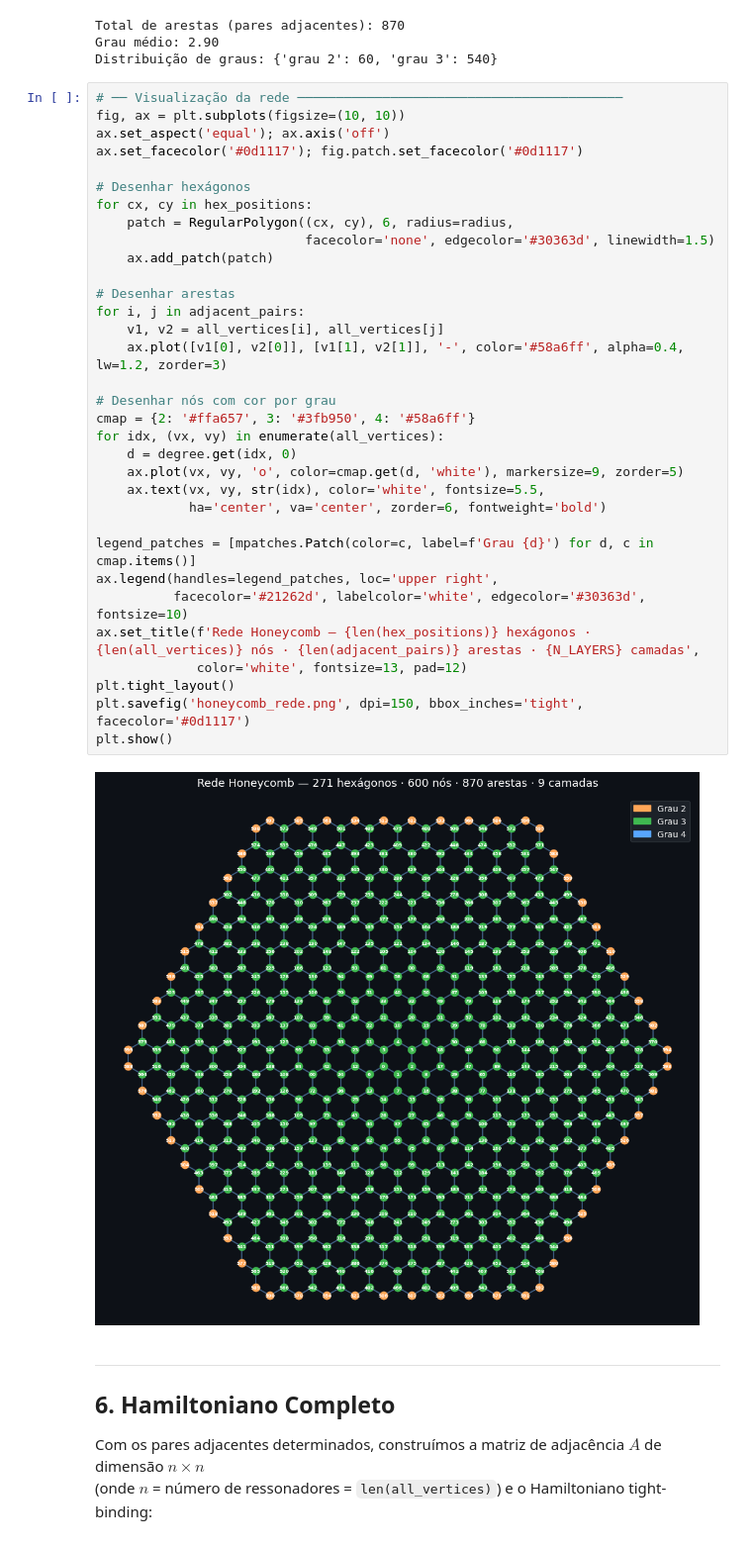
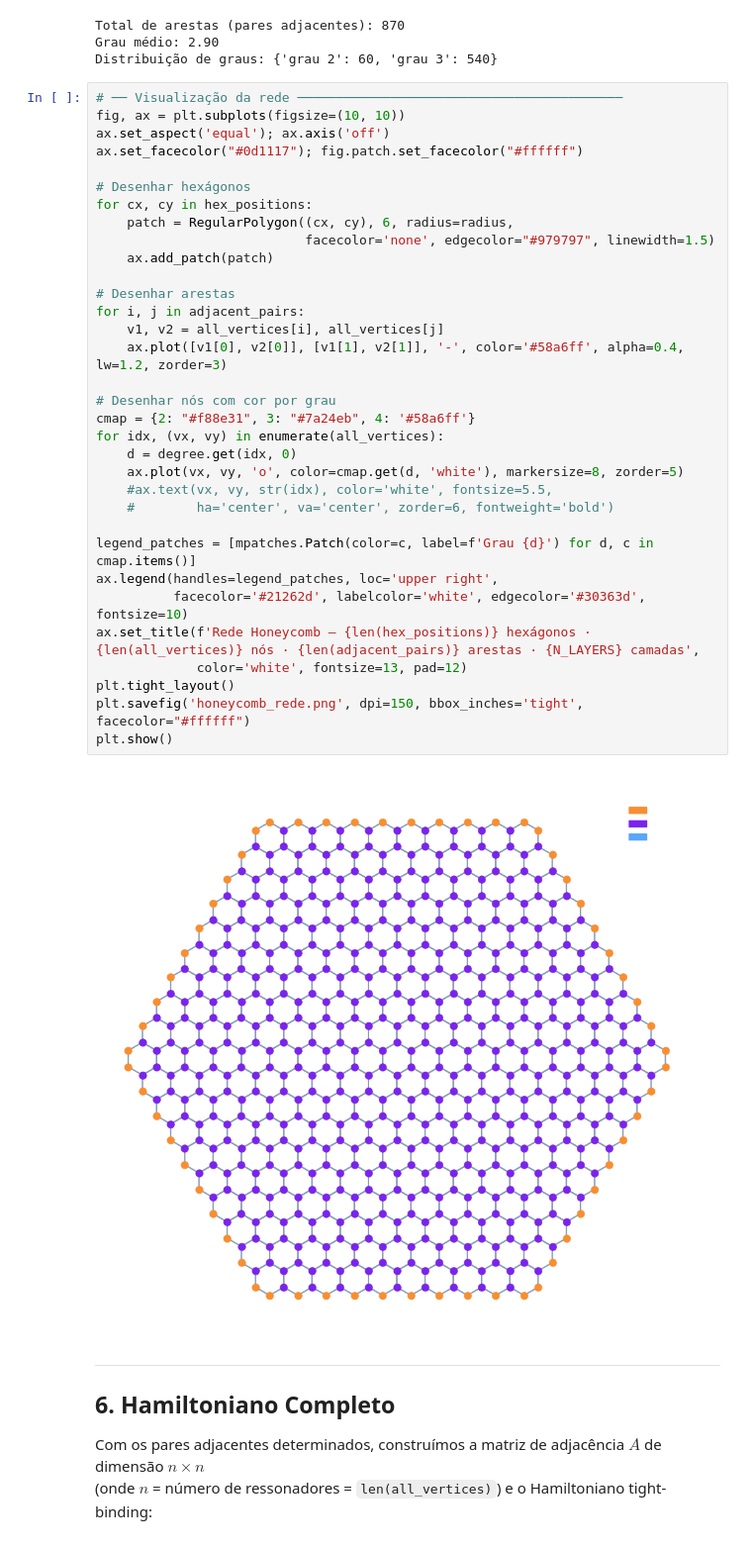
Before and after one commit to ScM-Edh/Projeto-Valentina, a Jupyter notebook: Rede grafeno/Calculo rede Grafeno.ipynb, the cells around one changed output. Shown at 99% size. Drawn from its saved outputs; the diff is of its cells as text.

```diff
--- a/Rede grafeno/Calculo rede Grafeno.ipynb
+++ b/Rede grafeno/Calculo rede Grafeno.ipynb
@@ -310,38 +310,38 @@ Distribuição de graus: {'grau 2': 60, 'grau 3': 540}
 # %%
 # ── Visualização da rede ──────────────────────────────────────────
 fig, ax = plt.subplots(figsize=(10, 10))
 ax.set_aspect('equal'); ax.axis('off')
-ax.set_facecolor('#0d1117'); fig.patch.set_facecolor('#0d1117')
+ax.set_facecolor("#0d1117"); fig.patch.set_facecolor("#ffffff")
 
 # Desenhar hexágonos
 for cx, cy in hex_positions:
     patch = RegularPolygon((cx, cy), 6, radius=radius,
-                           facecolor='none', edgecolor='#30363d', linewidth=1.5)
+                           facecolor='none', edgecolor="#979797", linewidth=1.5)
     ax.add_patch(patch)
 
 # Desenhar arestas
 for i, j in adjacent_pairs:
     v1, v2 = all_vertices[i], all_vertices[j]
     ax.plot([v1[0], v2[0]], [v1[1], v2[1]], '-', color='#58a6ff', alpha=0.4, lw=1.2, zorder=3)
 
 # Desenhar nós com cor por grau
-cmap = {2: '#ffa657', 3: '#3fb950', 4: '#58a6ff'}
+cmap = {2: "#f88e31", 3: "#7a24eb", 4: '#58a6ff'}
 for idx, (vx, vy) in enumerate(all_vertices):
     d = degree.get(idx, 0)
-    ax.plot(vx, vy, 'o', color=cmap.get(d, 'white'), markersize=9, zorder=5)
-    ax.text(vx, vy, str(idx), color='white', fontsize=5.5,
-            ha='center', va='center', zorder=6, fontweight='bold')
+    ax.plot(vx, vy, 'o', color=cmap.get(d, 'white'), markersize=8, zorder=5)
+    #ax.text(vx, vy, str(idx), color='white', fontsize=5.5,
+    #        ha='center', va='center', zorder=6, fontweight='bold')
 
 legend_patches = [mpatches.Patch(color=c, label=f'Grau {d}') for d, c in cmap.items()]
 ax.legend(handles=legend_patches, loc='upper right',
           facecolor='#21262d', labelcolor='white', edgecolor='#30363d', fontsize=10)
 ax.set_title(f'Rede Honeycomb — {len(hex_positions)} hexágonos · {len(all_vertices)} nós · {len(adjacent_pairs)} arestas · {N_LAYERS} camadas',
              color='white', fontsize=13, pad=12)
 plt.tight_layout()
-plt.savefig('honeycomb_rede.png', dpi=150, bbox_inches='tight', facecolor='#0d1117')
+plt.savefig('honeycomb_rede.png', dpi=150, bbox_inches='tight', facecolor="#ffffff")
 plt.show()
 # %% [output]
-[figure, old version]
+[figure, new version]
 # %% [markdown]
 ---
 ## 6. Hamiltoniano Completo <a id='sec6'></a>
```
Also changed, not shown: parts of 5 cells of this notebook, 6 other files.
